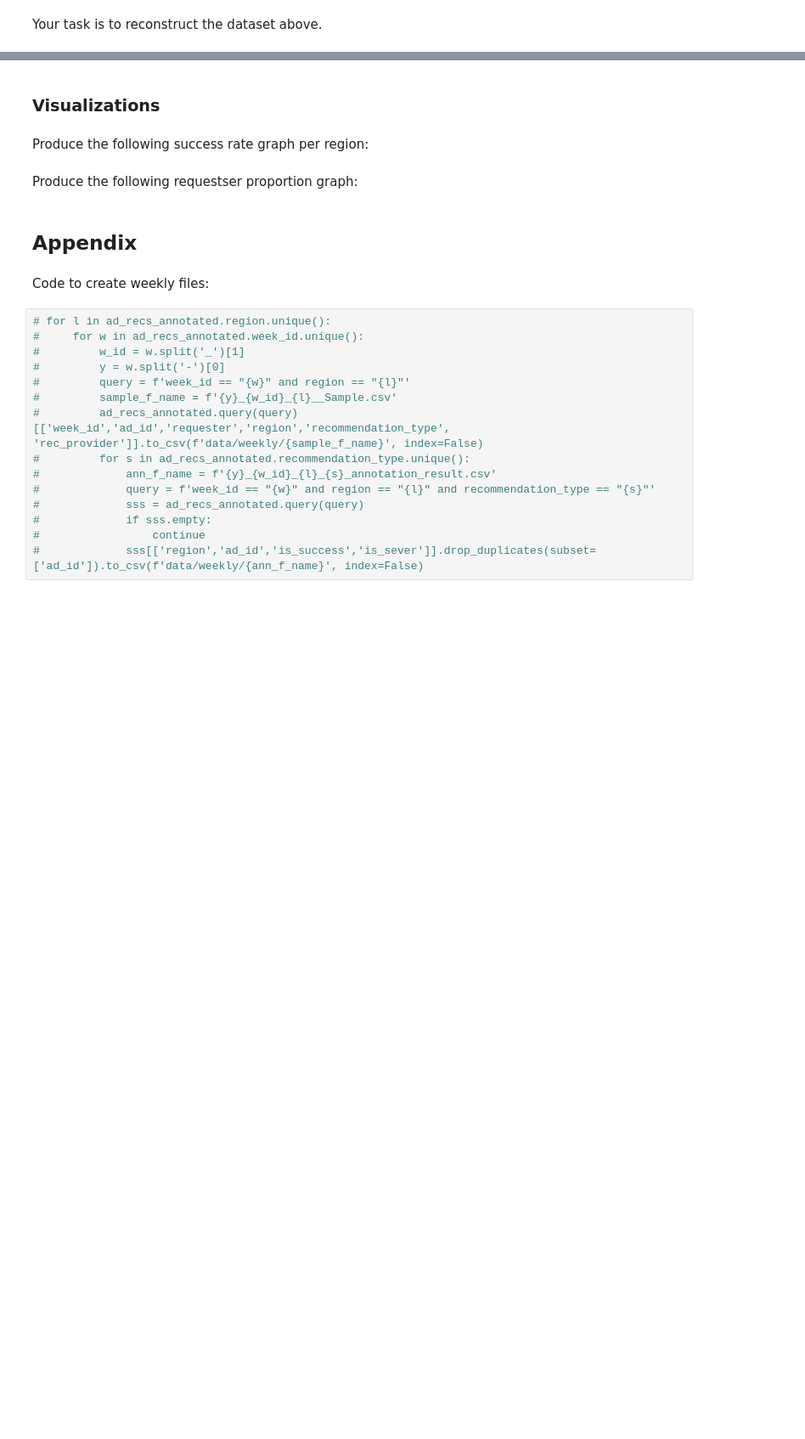
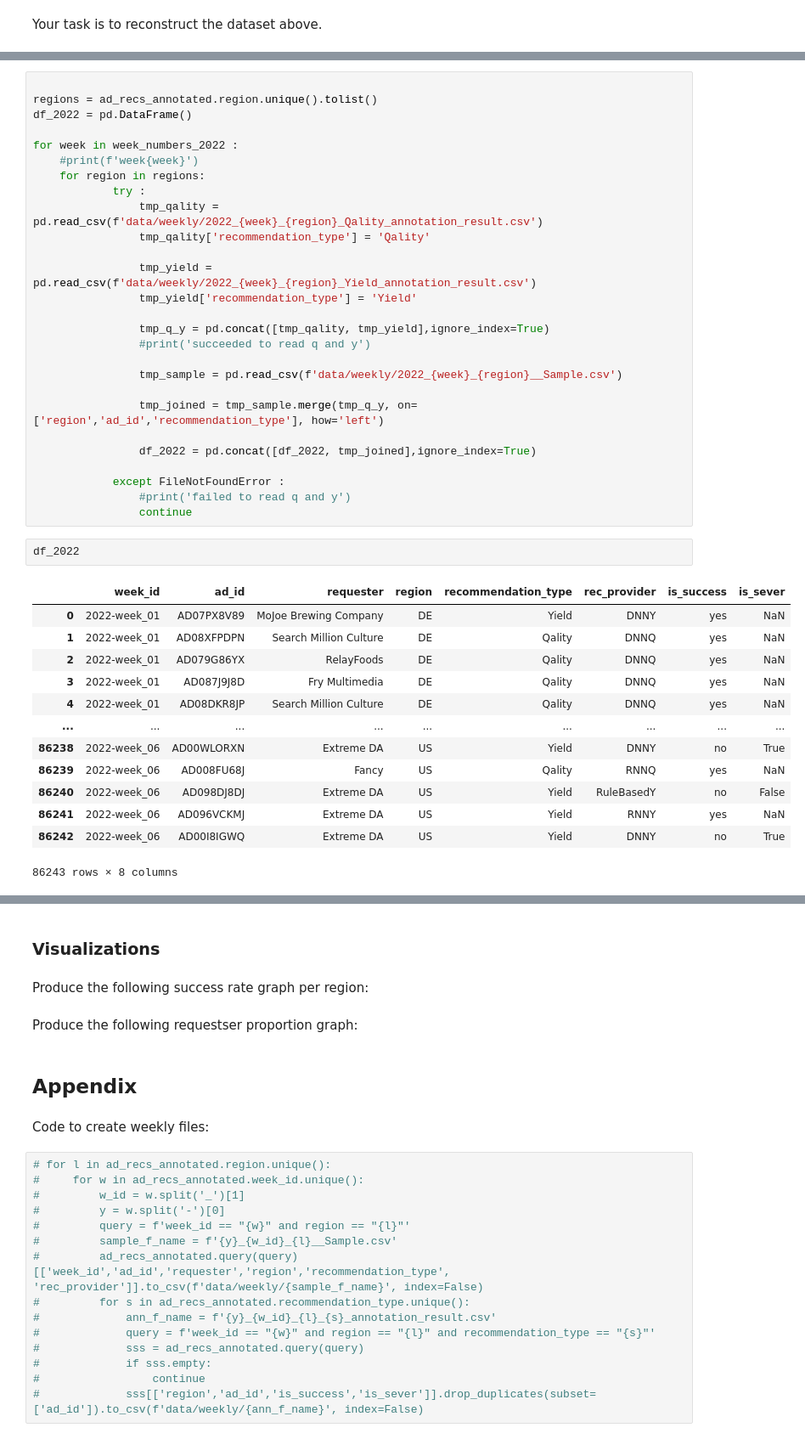
Before and after one commit to charrlz/Python-ML--Pandas, a Jupyter notebook: Exercise_2-Solution_Charlie.ipynb, the cells around one changed output, grey strips where cells are left out. Shown: that part at 85% size. Cells and saved outputs as stored; diff of their text form; blank space fills up the shorter version.

```diff
--- a/Exercise_2-Solution_Charlie.ipynb
+++ b/Exercise_2-Solution_Charlie.ipynb
@@ -1168,0 +1319,43 @@ Your task is to reconstruct the dataset above.
+# %%
+
+regions = ad_recs_annotated.region.unique().tolist()
+df_2022 = pd.DataFrame()
+
+for week in week_numbers_2022 :
+    #print(f'week{week}')
+    for region in regions:
+            try :
+                tmp_qality = pd.read_csv(f'data/weekly/2022_{week}_{region}_Qality_annotation_result.csv')
+                tmp_qality['recommendation_type'] = 'Qality'
+
+                tmp_yield = pd.read_csv(f'data/weekly/2022_{week}_{region}_Yield_annotation_result.csv')
+                tmp_yield['recommendation_type'] = 'Yield'
+
+                tmp_q_y = pd.concat([tmp_qality, tmp_yield],ignore_index=True)
+                #print('succeeded to read q and y')
+
+                tmp_sample = pd.read_csv(f'data/weekly/2022_{week}_{region}__Sample.csv')
+
+                tmp_joined = tmp_sample.merge(tmp_q_y, on=['region','ad_id','recommendation_type'], how='left')
+
+                df_2022 = pd.concat([df_2022, tmp_joined],ignore_index=True)
+
+            except FileNotFoundError :
+                #print('failed to read q and y')
+                continue
+# %%
+df_2022
+# %% [output]
+|  | week_id | ad_id | requester | region | recommendation_type | rec_provider | is_success | is_sever |
+| 0 | 2022-week_01 | AD07PX8V89 | MoJoe Brewing Company | DE | Yield | DNNY | yes | NaN |
+| 1 | 2022-week_01 | AD08XFPDPN | Search Million Culture | DE | Qality | DNNQ | yes | NaN |
+| 2 | 2022-week_01 | AD079G86YX | RelayFoods | DE | Qality | DNNQ | yes | NaN |
+| 3 | 2022-week_01 | AD087J9J8D | Fry Multimedia | DE | Qality | DNNQ | yes | NaN |
+| 4 | 2022-week_01 | AD08DKR8JP | Search Million Culture | DE | Qality | DNNQ | yes | NaN |
+| ... | ... | ... | ... | ... | ... | ... | ... | ... |
+| 86238 | 2022-week_06 | AD00WLORXN | Extreme DA | US | Yield | DNNY | no | True |
+| 86239 | 2022-week_06 | AD008FU68J | Fancy | US | Qality | RNNQ | yes | NaN |
+| 86240 | 2022-week_06 | AD098DJ8DJ | Extreme DA | US | Yield | RuleBasedY | no | False |
+| 86241 | 2022-week_06 | AD096VCKMJ | Extreme DA | US | Yield | RNNY | yes | NaN |
+| 86242 | 2022-week_06 | AD00I8IGWQ | Extreme DA | US | Yield | DNNY | no | True |
+86243 rows × 8 columns
```
Also changed, not shown: parts of 18 cells of this notebook.
